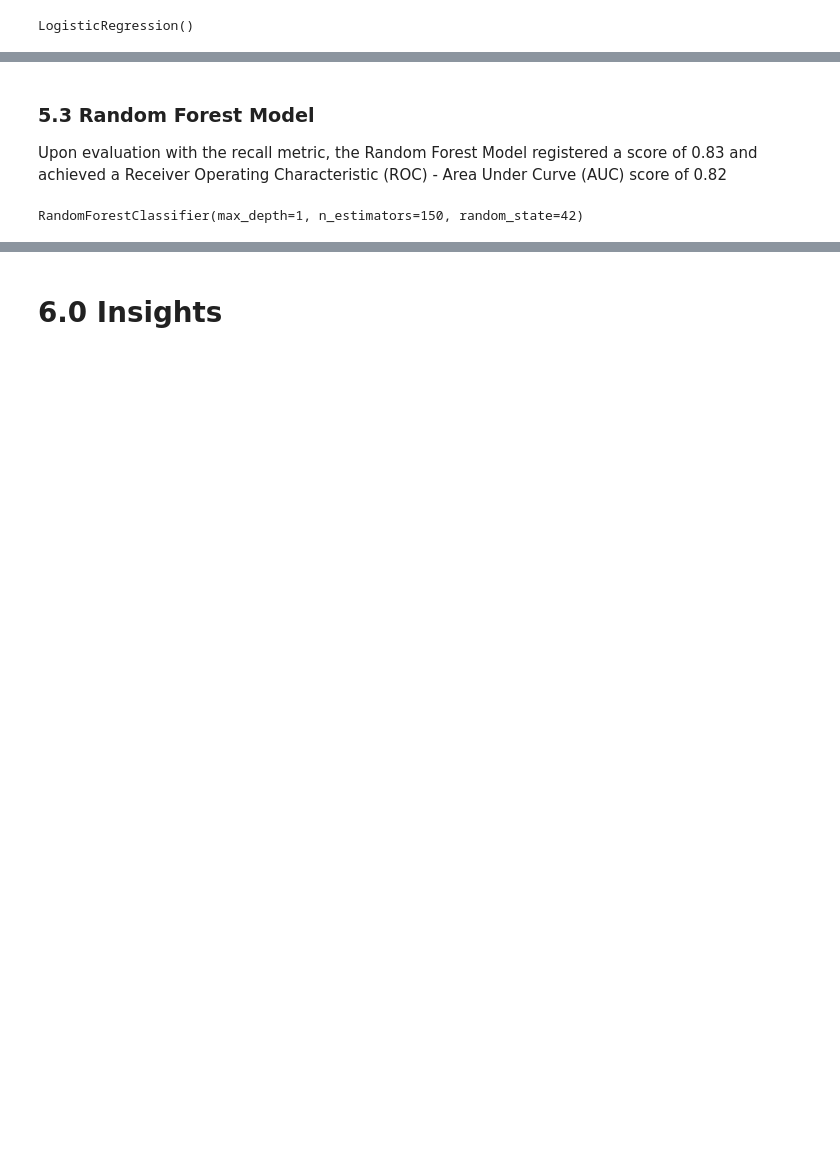
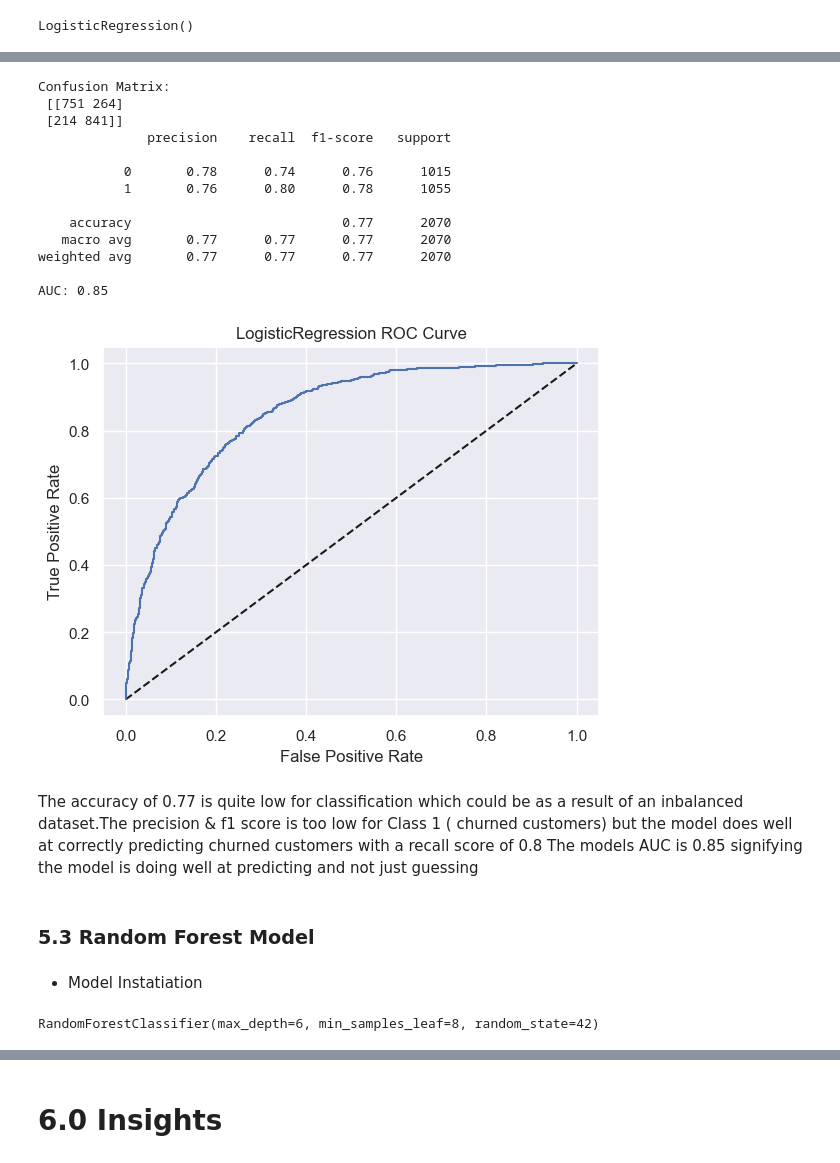
Before and after one commit to SaliuA/Customer_churn_prediction, a Jupyter notebook: notebook .ipynb, the cells around one changed output, grey strips where cells are left out. Cells and saved outputs as stored; diff of their text form; code cells hidden in the pictures; blank space fills up the shorter version.

```diff
--- a/notebook .ipynb
+++ b/notebook .ipynb
@@ -671,2 +683,9 @@ X_test_scaled = Scaler.transform(X_test)
+# %%
+# Apply SMOTE to the training set to resolve the model imbalance
+smote = SMOTE(random_state=SEED)
+#Resampling to balance the dataset
+X_sm, y_sm = smote.fit_resample(X, y)
+# Split the dataset into training and test sets
+X_train_sm, X_test_sm, y_train_sm, y_test_sm = train_test_split(X_sm, y_sm, test_size=0.2, random_state=SEED)
 # %% [markdown]
 ### 5.2 Logistic Regression Model
@@ -703,0 +730,5 @@ Log Loss: 1.20
+# %%
+#expantiating
+logreg_sm=LogisticRegression()
+#Training our model on the training set
+logreg_sm.fit(X_train_sm,y_train_sm)
@@ -704,12 +744,50 @@ Log Loss: 1.20
+# %%
+# Predictions
+y_pred_log_sm = logreg_sm.predict(X_test_sm)
+y_pred_proba_sm = logreg_sm.predict_proba(X_test_sm)[:,1]  # probabilities for the churn class
+#Evaluation metrics
+print("Confusion Matrix:\n", confusion_matrix(y_test_sm, y_pred_log_sm))
+
+print(classification_report(y_test_sm, y_pred_log_sm, labels=[0,1]))
+
+print("AUC: {:.2f}".format(roc_auc_score(y_test_sm, y_pred_proba_sm)))
+
+
+fpr, tpr, thresholds = roc_curve(y_test_sm, y_pred_proba_sm)
+plt.plot([0, 1], [0, 1], 'k--')
+plt.plot(fpr, tpr)
+plt.xlabel('False Positive Rate')
+plt.ylabel('True Positive Rate')
+plt.title('LogisticRegression ROC Curve')
+plt.show()
+# %% [output]
+Confusion Matrix:
+ [[751 264]
+ [214 841]]
+              precision    recall  f1-score   support
+
+           0       0.78      0.74      0.76      1015
+           1       0.76      0.80      0.78      1055
+
+    accuracy                           0.77      2070
+   macro avg       0.77      0.77      0.77      2070
+weighted avg       0.77      0.77      0.77      2070
+
+AUC: 0.85
+[figure, added]
+# %% [markdown]
+The accuracy of 0.77 is quite low for classification which could be as a result of an inbalanced dataset.The precision & f1 score is too low for Class 1 ( churned customers) but the model does well at correctly predicting churned customers with a recall score of 0.8
+The models AUC is 0.85 signifying the model is doing well at predicting and not just guessing
 # %% [markdown]
 ### 5.3 Random Forest Model
-Upon evaluation with the recall metric, the Random Forest Model registered a score of 0.83 and achieved a Receiver Operating Characteristic (ROC) - Area Under Curve (AUC) score of 0.82
+# %% [markdown]
+- Model Instatiation
 # %%
 # Initialize the Random Forest classifier
-rf = RandomForestClassifier(n_estimators=150,max_depth=1,min_samples_leaf=1,random_state=SEED)
+rf = RandomForestClassifier(n_estimators=100,criterion='gini',max_depth=6,min_samples_leaf=8,random_state=SEED)
 # Fit the model to your data
 rf.fit(X_train_scaled, y_train)
 # %% [output]
-RandomForestClassifier(max_depth=1, n_estimators=150, random_state=42)
+RandomForestClassifier(max_depth=6, min_samples_leaf=8, random_state=42)
 # %%
 # Predictions
```
Also changed, not shown: parts of 25 cells of this notebook, 1 other file.
